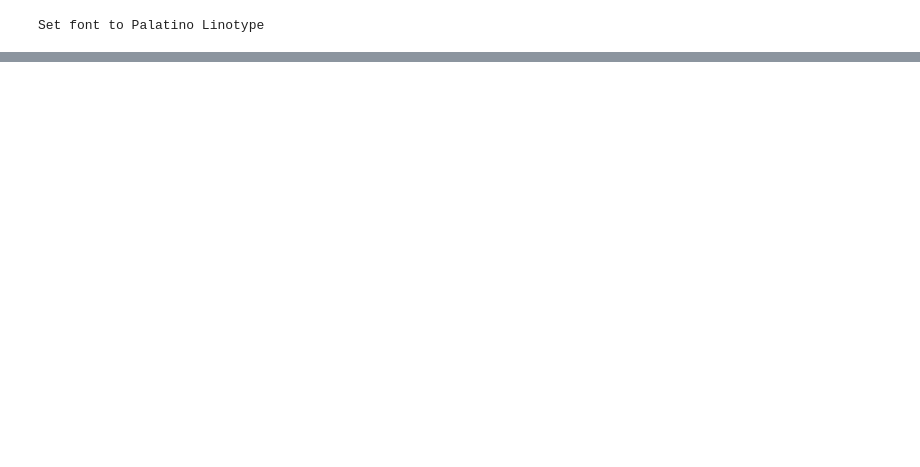
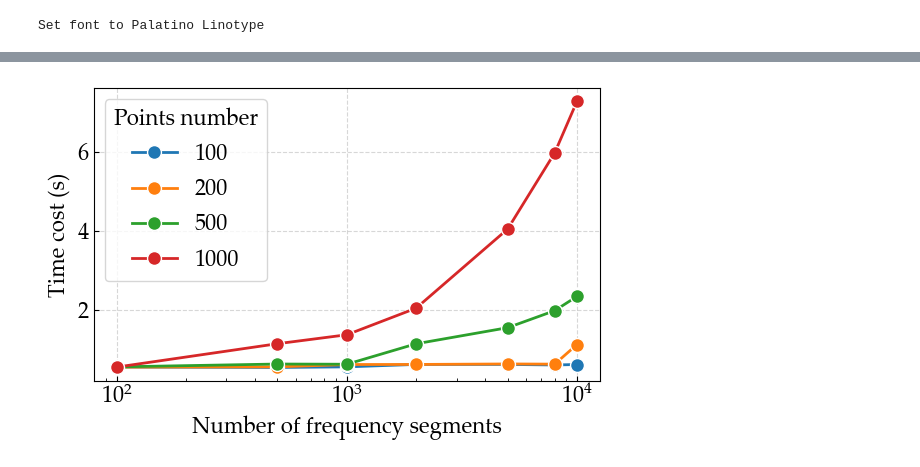
Before and after one commit to NanxiiChen/wind-simulation-GPU, a Jupyter notebook: benchmark_results/eval.ipynb, the cells around one changed output, grey strips where cells are left out. Saved outputs shown, nothing was run; the diff lists cells and outputs as text; code cells hidden in the pictures; blank space fills up the shorter version.

```diff
--- a/benchmark_results/eval.ipynb
+++ b/benchmark_results/eval.ipynb
@@ -89,0 +96,23 @@ fig.savefig("../../wind_simulation_paper/freq_time_cost_comparison.pdf", dpi=300
+# %%
+fig, ax = plt.subplots(figsize=(6, 4))
+kwargs = dict(lw=2, marker='o', markeredgecolor='white', markersize=10)
+ax.plot(df_100[:, 0], df_100[:, 1], label="100", **kwargs)
+ax.plot(df_200[:, 0], df_200[:, 1], label="200", **kwargs)
+ax.plot(df_500[:, 0], df_500[:, 1], label="500", **kwargs)
+ax.plot(df_1000[:, 0], df_1000[:, 1], label="1000", **kwargs)
+ax.set(
+    xlabel="Number of frequency segments",
+    ylabel="Time cost (s)",
+    # title="Time Cost Comparison: JAX vs PyTorch vs NumPy",
+)
+ax.set_xscale("log",)
+# ax.set_yscale("log",)
+# ax.set_xlim(-20, 5050)
+# ax.set_ylim(-10, 140)
+ax.legend(title="Points number")
+fig.tight_layout()
+fig.savefig("../img/freq_time_cost_jax_varing_points.png", dpi=300, bbox_inches='tight')
+fig.savefig("../img/freq_time_cost_jax_varing_points.pdf", dpi=300, bbox_inches='tight')
+fig.savefig("../../wind_simulation_paper/freq_time_cost_jax_varing_points.pdf", dpi=300, bbox_inches='tight')
+# %% [output]
+[figure, added]
```
Also changed, not shown: parts of 3 cells of this notebook, 19 other files.
